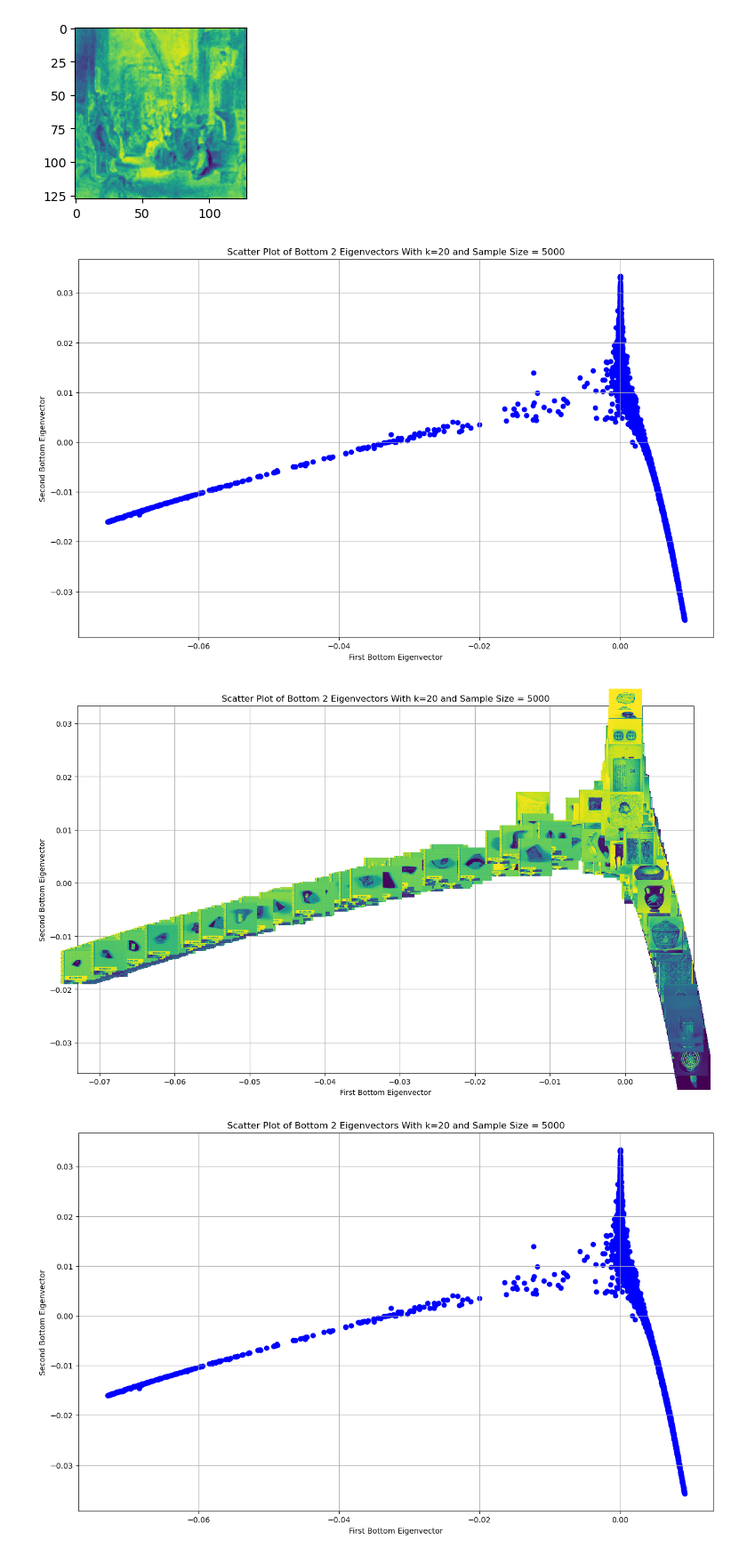
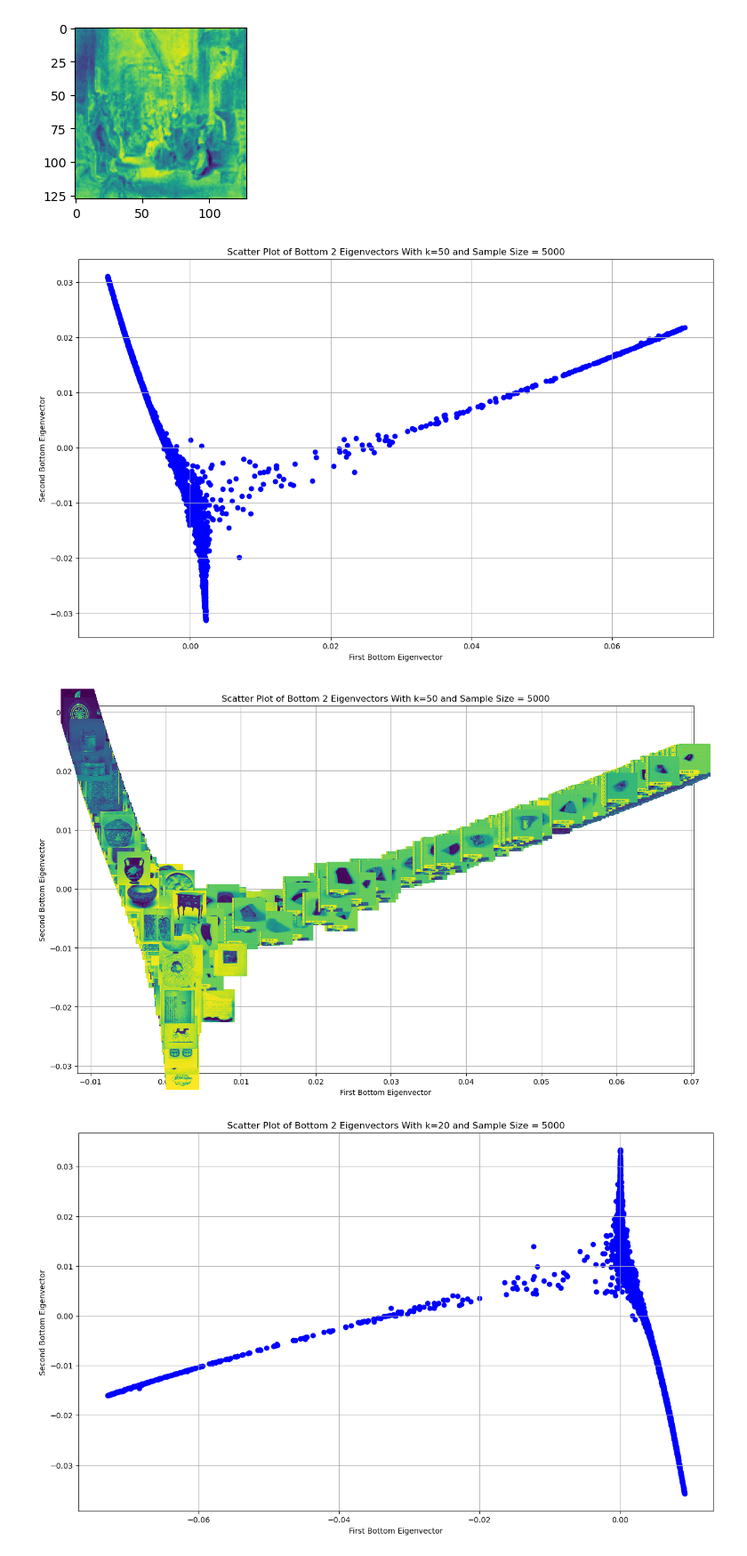
Before and after one commit to KevinBian107/laplacian_eigenmap_vis, a Jupyter notebook: met_explore.ipynb, the cells around one changed output. Shown at 89% size. Drawn from its saved outputs; the diff is of its cells as text; code cells hidden in the pictures.

```diff
--- a/met_explore.ipynb
+++ b/met_explore.ipynb
@@ -42,10 +39,10 @@ plt.show()
 flattened_grey = np.array([image.flatten() for image in images_array_grey])
 flattened_color = np.array([image.flatten() for image in images_array])
 # %%
-laplacian_eigenmap(flattened_grey[:5000], 20, image_dim=128)
+laplacian_eigenmap(flattened_grey[:5000], 50, image_dim=128)
 # %% [output]
-[figure, old version]
+[figure, new version]
-[figure, old version]
+[figure, new version]
 # %%
 laplacian_eigenmap(flattened_grey[:5000], 20, image_dim=128, color_image=True, color_data=flattened_color)
 # %% [output]
```
Also changed, not shown: parts of 5 cells of this notebook, 4 other files.
